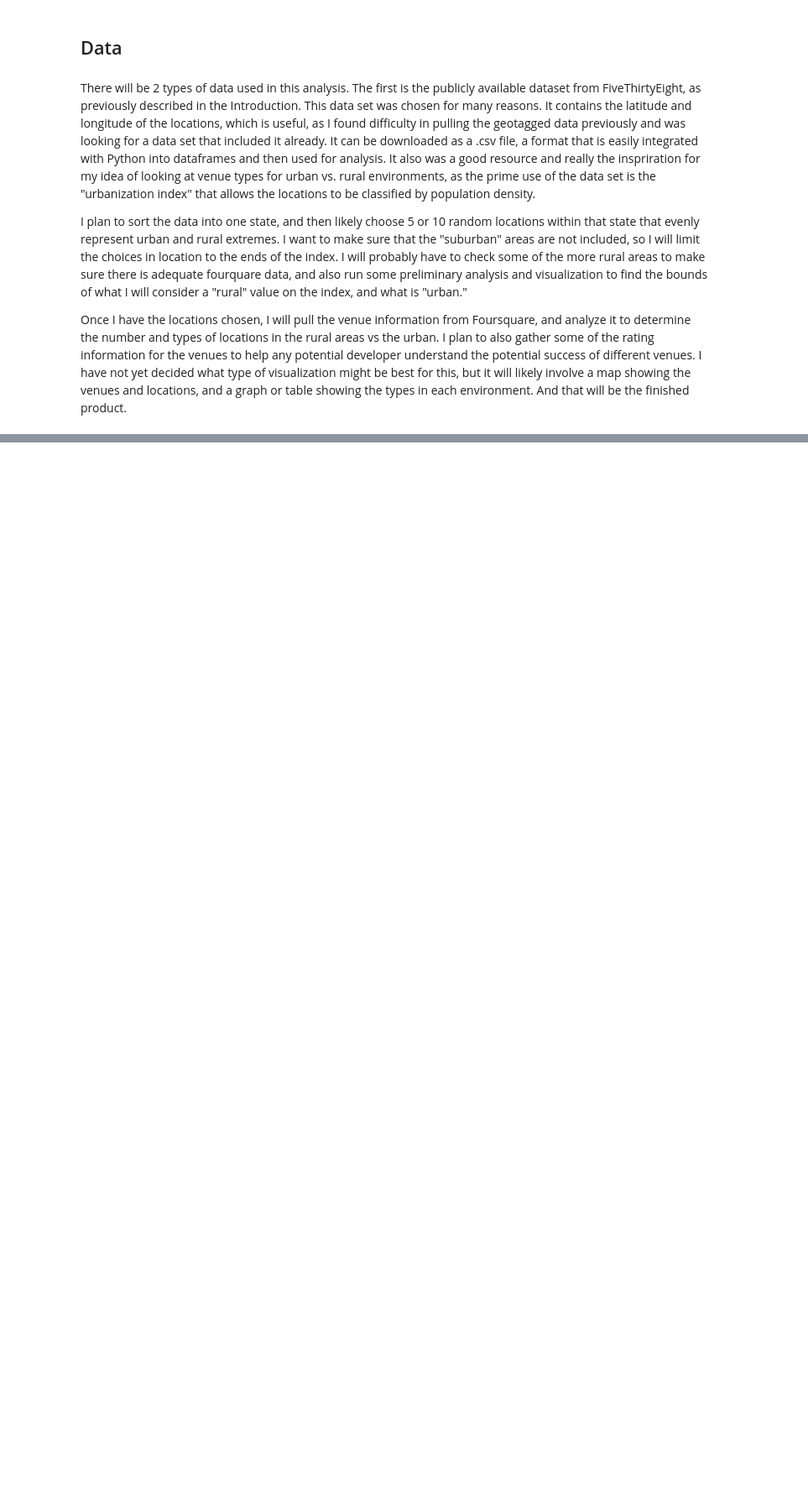
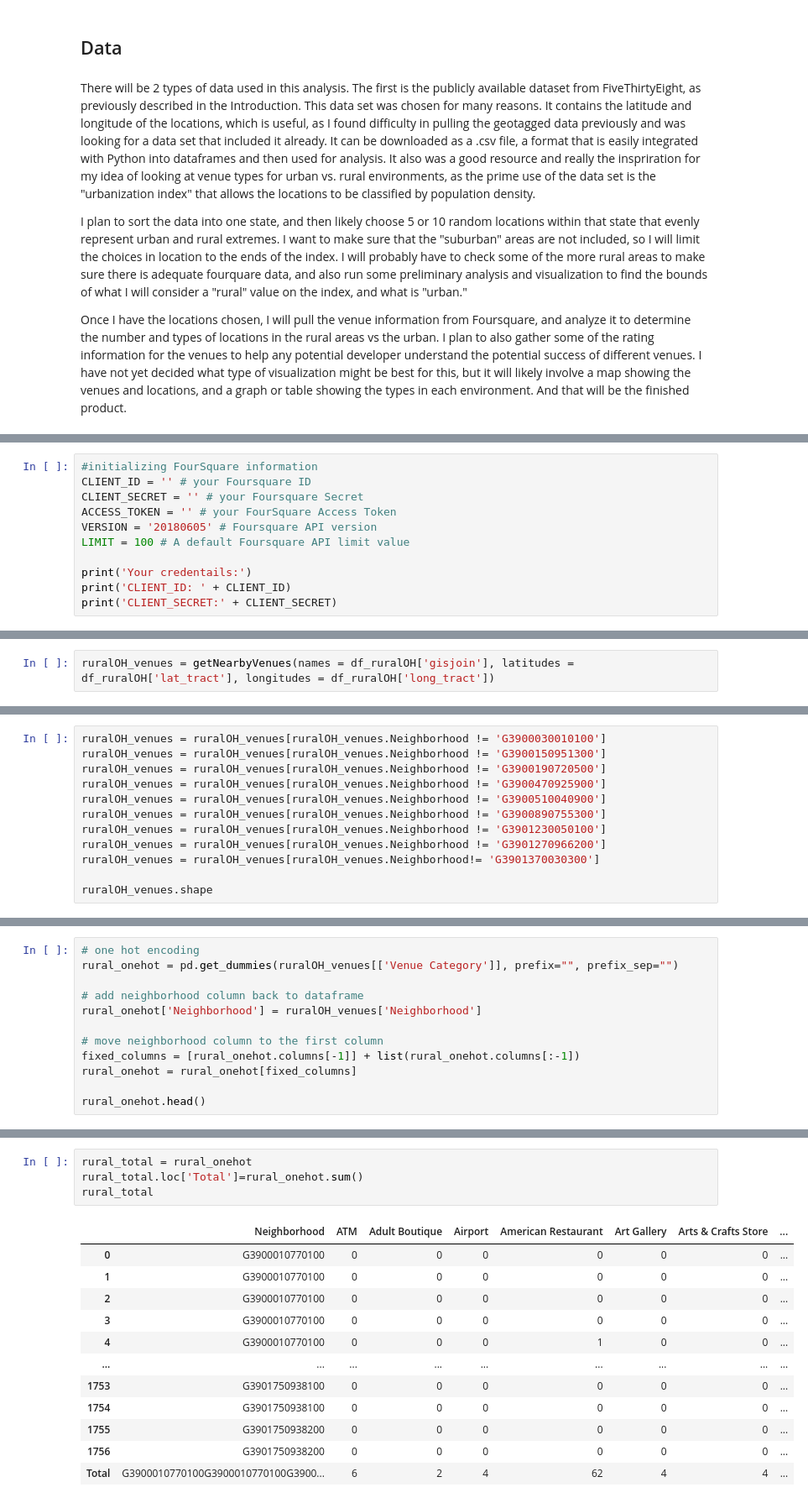
Before and after one commit to kephillips2010/Coursera_Capstone, a Jupyter notebook: Final Project: Venue Types based on Urban Index.ipynb, the cells around one changed output, grey strips where cells are left out. Shown at 84% size. Drawn from its saved outputs; the diff is of its cells as text; blank space fills up the shorter version.

```diff
--- a/Final Project: Venue Types based on Urban Index.ipynb
+++ b/Final Project: Venue Types based on Urban Index.ipynb
@@ -18,0 +211,11 @@ Once I have the locations chosen, I will pull the venue information from Foursqu
+# %%
+#initializing FourSquare information
+CLIENT_ID = '' # your Foursquare ID
+CLIENT_SECRET = '' # your Foursquare Secret
+ACCESS_TOKEN = '' # your FourSquare Access Token
+VERSION = '20180605' # Foursquare API version
+LIMIT = 100 # A default Foursquare API limit value
+
+print('Your credentails:')
+print('CLIENT_ID: ' + CLIENT_ID)
+print('CLIENT_SECRET:' + CLIENT_SECRET)
@@ -18,0 +267,2 @@ Once I have the locations chosen, I will pull the venue information from Foursqu
+# %%
+ruralOH_venues = getNearbyVenues(names = df_ruralOH['gisjoin'], latitudes = df_ruralOH['lat_tract'], longitudes = df_ruralOH['long_tract'])
@@ -18,0 +352,12 @@ Once I have the locations chosen, I will pull the venue information from Foursqu
+# %%
+ruralOH_venues = ruralOH_venues[ruralOH_venues.Neighborhood != 'G3900030010100']
+ruralOH_venues = ruralOH_venues[ruralOH_venues.Neighborhood != 'G3900150951300']
+ruralOH_venues = ruralOH_venues[ruralOH_venues.Neighborhood != 'G3900190720500']
+ruralOH_venues = ruralOH_venues[ruralOH_venues.Neighborhood != 'G3900470925900']
+ruralOH_venues = ruralOH_venues[ruralOH_venues.Neighborhood != 'G3900510040900']
+ruralOH_venues = ruralOH_venues[ruralOH_venues.Neighborhood != 'G3900890755300']
+ruralOH_venues = ruralOH_venues[ruralOH_venues.Neighborhood != 'G3901230050100']
+ruralOH_venues = ruralOH_venues[ruralOH_venues.Neighborhood != 'G3901270966200']
+ruralOH_venues = ruralOH_venues[ruralOH_venues.Neighborhood!= 'G3901370030300']
+
+ruralOH_venues.shape
@@ -18,0 +466,12 @@ Once I have the locations chosen, I will pull the venue information from Foursqu
+# %%
+# one hot encoding
+rural_onehot = pd.get_dummies(ruralOH_venues[['Venue Category']], prefix="", prefix_sep="")
+
+# add neighborhood column back to dataframe
+rural_onehot['Neighborhood'] = ruralOH_venues['Neighborhood']
+
+# move neighborhood column to the first column
+fixed_columns = [rural_onehot.columns[-1]] + list(rural_onehot.columns[:-1])
+rural_onehot = rural_onehot[fixed_columns]
+
+rural_onehot.head()
@@ -18,0 +490,17 @@ Once I have the locations chosen, I will pull the venue information from Foursqu
+# %%
+rural_total = rural_onehot
+rural_total.loc['Total']=rural_onehot.sum()
+rural_total
+# %% [output]
+|  | Neighborhood | ATM | Adult Boutique | Airport | American Restaurant | Art Gallery | Arts & Crafts Store | ... |
+| 0 | G3900010770100 | 0 | 0 | 0 | 0 | 0 | 0 | ... |
+| 1 | G3900010770100 | 0 | 0 | 0 | 0 | 0 | 0 | ... |
+| 2 | G3900010770100 | 0 | 0 | 0 | 0 | 0 | 0 | ... |
+| 3 | G3900010770100 | 0 | 0 | 0 | 0 | 0 | 0 | ... |
+| 4 | G3900010770100 | 0 | 0 | 0 | 1 | 0 | 0 | ... |
+| ... | ... | ... | ... | ... | ... | ... | ... | ... |
+| 1753 | G3901750938100 | 0 | 0 | 0 | 0 | 0 | 0 | ... |
+| 1754 | G3901750938100 | 0 | 0 | 0 | 0 | 0 | 0 | ... |
+| 1755 | G3901750938200 | 0 | 0 | 0 | 0 | 0 | 0 | ... |
+| 1756 | G3901750938200 | 0 | 0 | 0 | 0 | 0 | 0 | ... |
+| Total | G3900010770100G3900010770100G3900... | 6 | 2 | 4 | 62 | 4 | 4 | ... |
```
Also changed, not shown: parts of 61 cells of this notebook.
